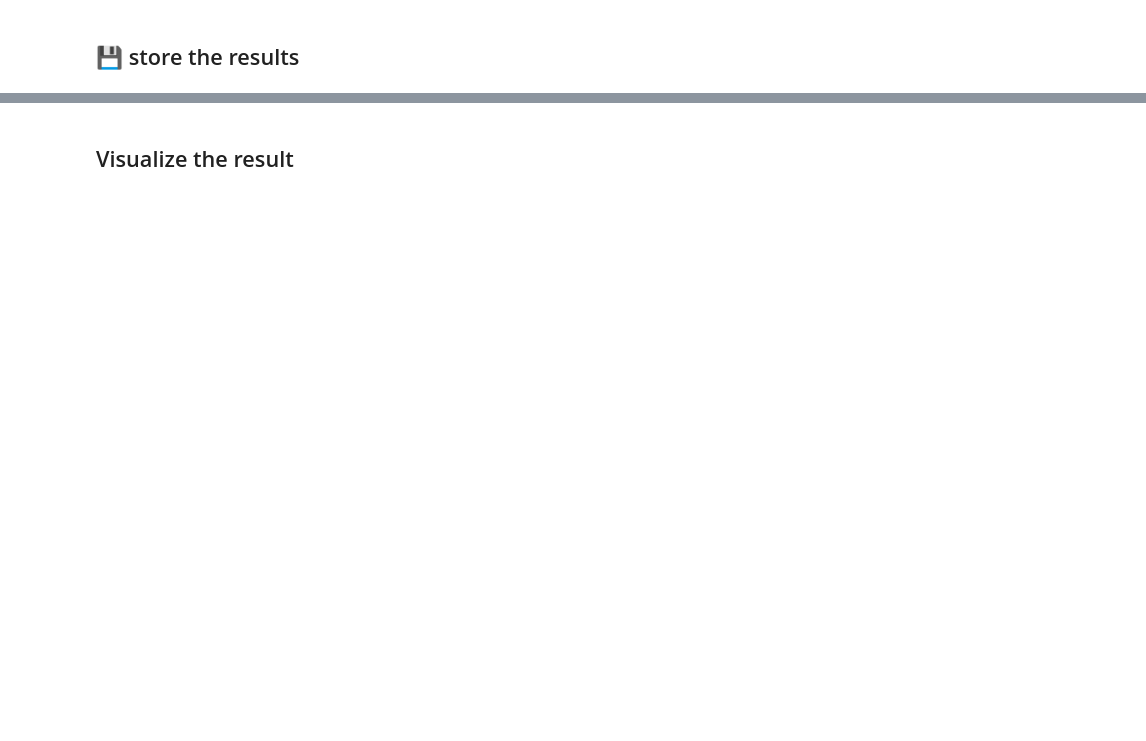
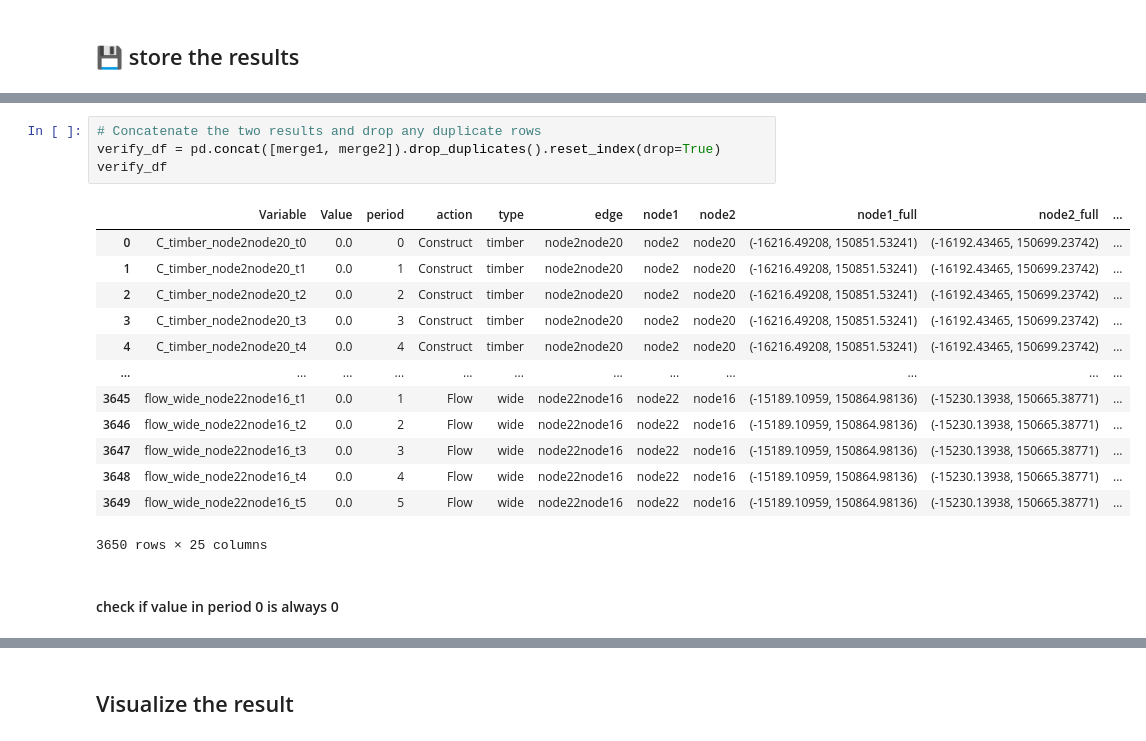
Before and after one commit to johannaasks/Masterthesis, a Jupyter notebook: 4_CPLEX_implementation.ipynb, the cells around one changed output, grey strips where cells are left out. Cells and saved outputs as stored; diff of their text form; blank space fills up the shorter version.

```diff
--- a/4_CPLEX_implementation.ipynb
+++ b/4_CPLEX_implementation.ipynb
@@ -1241,0 +1829,20 @@ print(f"Optimal values: {solution}")
+# %%
+# Concatenate the two results and drop any duplicate rows
+verify_df = pd.concat([merge1, merge2]).drop_duplicates().reset_index(drop=True)
+verify_df
+# %% [output]
+|  | Variable | Value | period | action | type | edge | node1 | node2 | node1_full | node2_full | ... |
+| 0 | C_timber_node2node20_t0 | 0.0 | 0 | Construct | timber | node2node20 | node2 | node20 | (-16216.49208, 150851.53241) | (-16192.43465, 150699.23742) | ... |
+| 1 | C_timber_node2node20_t1 | 0.0 | 1 | Construct | timber | node2node20 | node2 | node20 | (-16216.49208, 150851.53241) | (-16192.43465, 150699.23742) | ... |
+| 2 | C_timber_node2node20_t2 | 0.0 | 2 | Construct | timber | node2node20 | node2 | node20 | (-16216.49208, 150851.53241) | (-16192.43465, 150699.23742) | ... |
+| 3 | C_timber_node2node20_t3 | 0.0 | 3 | Construct | timber | node2node20 | node2 | node20 | (-16216.49208, 150851.53241) | (-16192.43465, 150699.23742) | ... |
+| 4 | C_timber_node2node20_t4 | 0.0 | 4 | Construct | timber | node2node20 | node2 | node20 | (-16216.49208, 150851.53241) | (-16192.43465, 150699.23742) | ... |
+| ... | ... | ... | ... | ... | ... | ... | ... | ... | ... | ... | ... |
+| 3645 | flow_wide_node22node16_t1 | 0.0 | 1 | Flow | wide | node22node16 | node22 | node16 | (-15189.10959, 150864.98136) | (-15230.13938, 150665.38771) | ... |
+| 3646 | flow_wide_node22node16_t2 | 0.0 | 2 | Flow | wide | node22node16 | node22 | node16 | (-15189.10959, 150864.98136) | (-15230.13938, 150665.38771) | ... |
+| 3647 | flow_wide_node22node16_t3 | 0.0 | 3 | Flow | wide | node22node16 | node22 | node16 | (-15189.10959, 150864.98136) | (-15230.13938, 150665.38771) | ... |
+| 3648 | flow_wide_node22node16_t4 | 0.0 | 4 | Flow | wide | node22node16 | node22 | node16 | (-15189.10959, 150864.98136) | (-15230.13938, 150665.38771) | ... |
+| 3649 | flow_wide_node22node16_t5 | 0.0 | 5 | Flow | wide | node22node16 | node22 | node16 | (-15189.10959, 150864.98136) | (-15230.13938, 150665.38771) | ... |
+3650 rows × 25 columns
+# %% [markdown]
+#### check if value in period 0 is always 0
```
Also changed, not shown: parts of 191 cells of this notebook, 2 other files.
